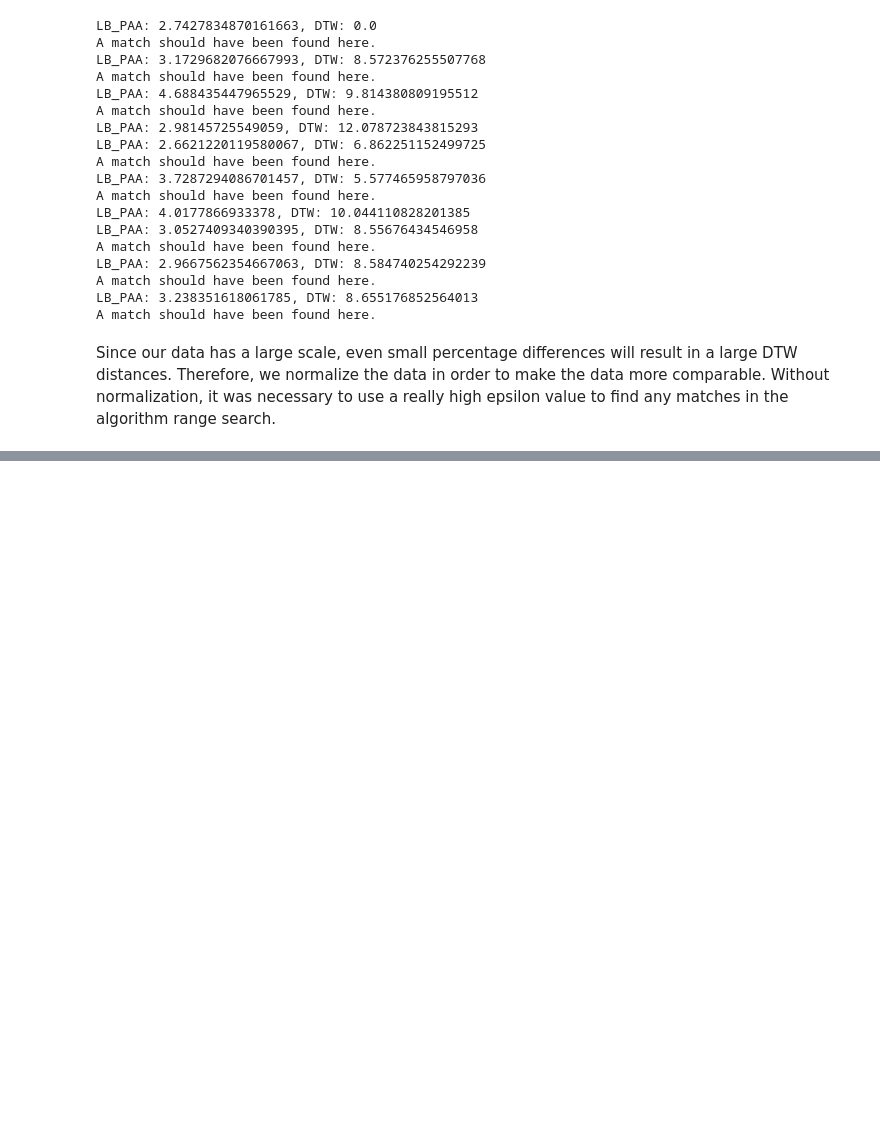
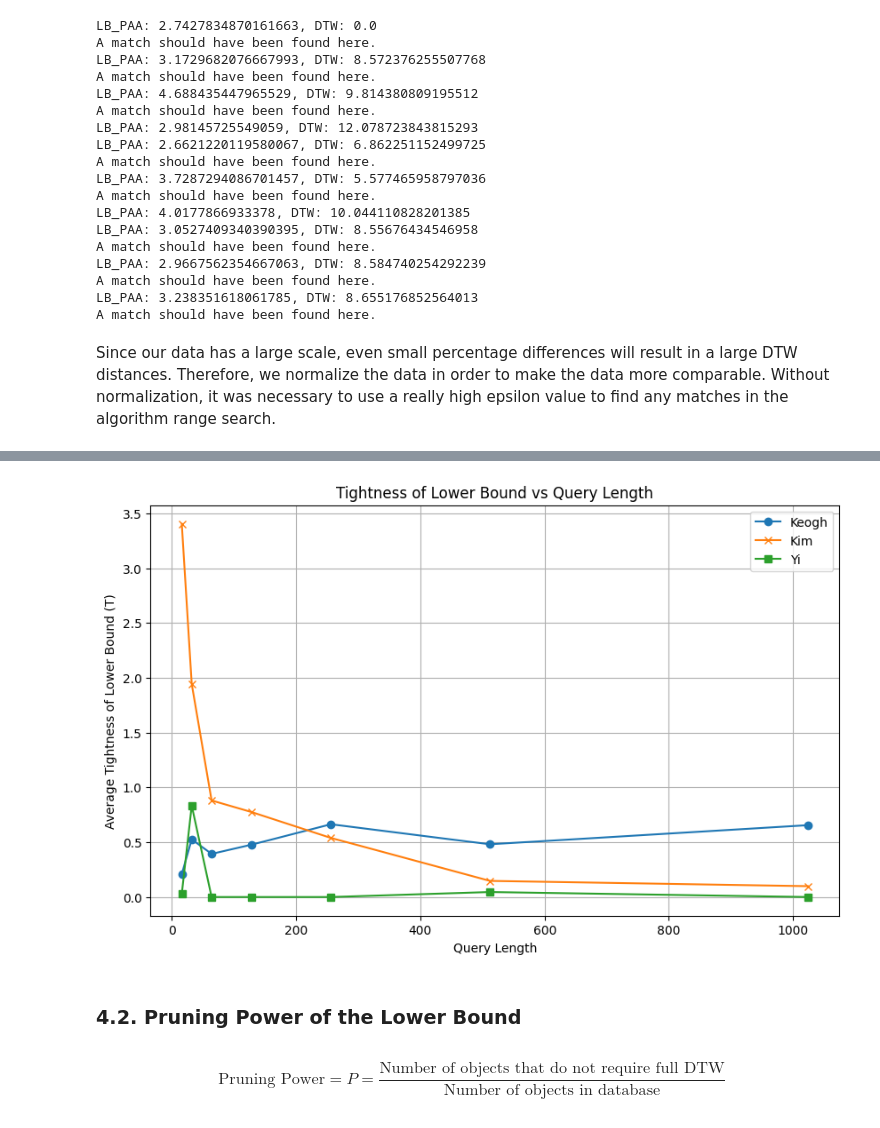
Before and after one commit to arturpescador/exact-indexing-of-dynamic-time-warping, a Jupyter notebook: notebook.ipynb, the cells around one changed output, grey strips where cells are left out. Drawn from its saved outputs; the diff is of its cells as text; code cells hidden in the pictures; blank space fills up the shorter version.

Commit message:
plot T over different query lenghts

```diff
--- a/notebook.ipynb
+++ b/notebook.ipynb
@@ -315,0 +299,22 @@ Average tightness of the lower bound (Keogh): 0.6485906537495106
+# %%
+import numpy as np
+import matplotlib.pyplot as plt
+
+# Set parameters
+num_sequences = 50
+lengths = [16, 32, 64, 128, 256, 512, 1024]
+step = 16
+
+# Perform experiments for each lower bound method
+lengths, avg_tightness_keogh = perform_experiment_for_lengths(sunspots, lb_keogh, num_sequences, lengths, step)
+lengths, avg_tightness_kim = perform_experiment_for_lengths(sunspots, lb_kim, num_sequences, lengths, step)
+lengths, avg_tightness_yi = perform_experiment_for_lengths(sunspots, lb_yi, num_sequences, lengths, step)
+
+# Plot the results
+plot_tighness(lengths, avg_tightness_keogh, avg_tightness_kim, avg_tightness_yi)
+# %% [output]
+[figure, added]
+# %% [markdown]
+### 4.2. Pruning Power of the Lower Bound
+# %% [markdown]
+$$ \text{Pruning Power} = P = \frac{\text{Number of objects that do not require full DTW}}{\text{Number of objects in database}}$$
```
Also changed, not shown: parts of 6 cells of this notebook, 2 other files.
